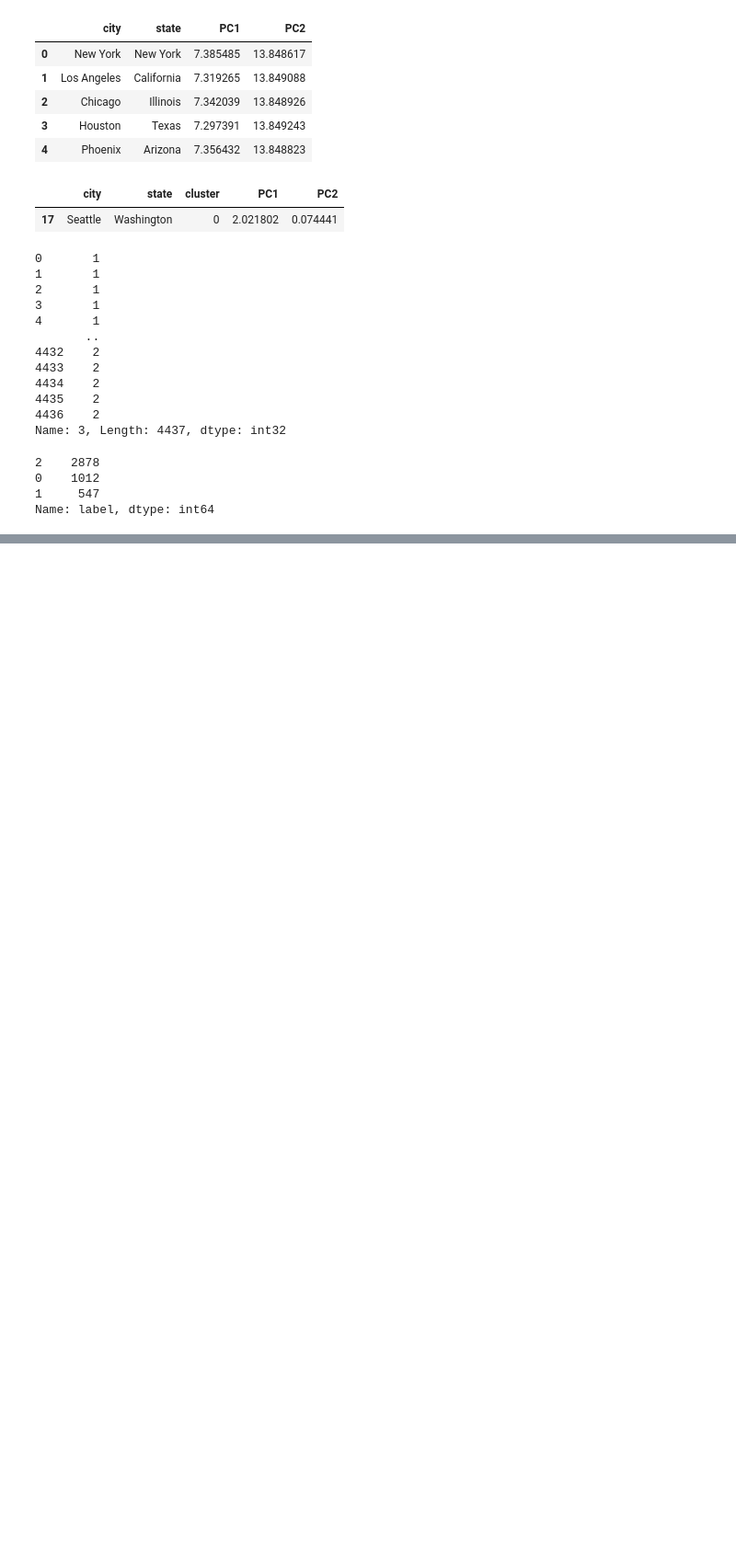
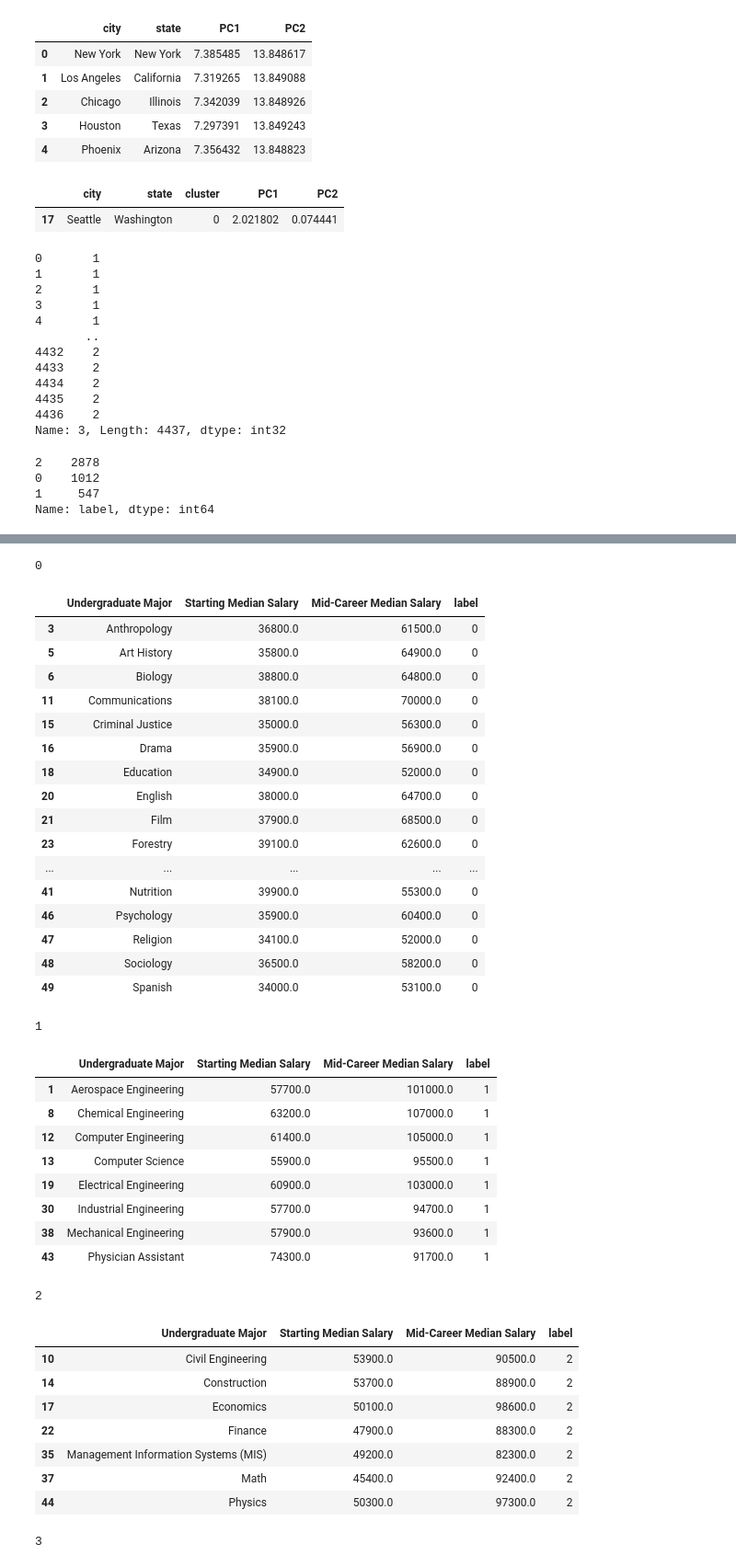
Before and after one commit to claravox/CSC466-project, a Jupyter notebook: clustering-living-plus-major.ipynb, the cells around one changed output, grey strips where cells are left out. Shown at 92% size. Drawn from its saved outputs; the diff is of its cells as text; code cells hidden in the pictures; blank space fills up the shorter version.

```diff
--- a/clustering-living-plus-major.ipynb
+++ b/clustering-living-plus-major.ipynb
@@ -345,0 +311,44 @@ TODO: cluster df_degrees_over_career
+# %%
+for cluster in sorted(df['label'].unique()):
+    print(cluster)
+    # display(df[df['label'] == cluster].head())
+    display(df[df['label'] == cluster])
+# %% [output]
+0
+|  | Undergraduate Major | Starting Median Salary | Mid-Career Median Salary | label |
+| 3 | Anthropology | 36800.0 | 61500.0 | 0 |
+| 5 | Art History | 35800.0 | 64900.0 | 0 |
+| 6 | Biology | 38800.0 | 64800.0 | 0 |
+| 11 | Communications | 38100.0 | 70000.0 | 0 |
+| 15 | Criminal Justice | 35000.0 | 56300.0 | 0 |
+| 16 | Drama | 35900.0 | 56900.0 | 0 |
+| 18 | Education | 34900.0 | 52000.0 | 0 |
+| 20 | English | 38000.0 | 64700.0 | 0 |
+| 21 | Film | 37900.0 | 68500.0 | 0 |
+| 23 | Forestry | 39100.0 | 62600.0 | 0 |
+| ... | ... | ... | ... | ... |
+| 41 | Nutrition | 39900.0 | 55300.0 | 0 |
+| 46 | Psychology | 35900.0 | 60400.0 | 0 |
+| 47 | Religion | 34100.0 | 52000.0 | 0 |
+| 48 | Sociology | 36500.0 | 58200.0 | 0 |
+| 49 | Spanish | 34000.0 | 53100.0 | 0 |
+1
+|  | Undergraduate Major | Starting Median Salary | Mid-Career Median Salary | label |
+| 1 | Aerospace Engineering | 57700.0 | 101000.0 | 1 |
+| 8 | Chemical Engineering | 63200.0 | 107000.0 | 1 |
+| 12 | Computer Engineering | 61400.0 | 105000.0 | 1 |
+| 13 | Computer Science | 55900.0 | 95500.0 | 1 |
+| 19 | Electrical Engineering | 60900.0 | 103000.0 | 1 |
+| 30 | Industrial Engineering | 57700.0 | 94700.0 | 1 |
+| 38 | Mechanical Engineering | 57900.0 | 93600.0 | 1 |
+| 43 | Physician Assistant | 74300.0 | 91700.0 | 1 |
+2
+|  | Undergraduate Major | Starting Median Salary | Mid-Career Median Salary | label |
+| 10 | Civil Engineering | 53900.0 | 90500.0 | 2 |
+| 14 | Construction | 53700.0 | 88900.0 | 2 |
+| 17 | Economics | 50100.0 | 98600.0 | 2 |
+| 22 | Finance | 47900.0 | 88300.0 | 2 |
+| 35 | Management Information Systems (MIS) | 49200.0 | 82300.0 | 2 |
+| 37 | Math | 45400.0 | 92400.0 | 2 |
+| 44 | Physics | 50300.0 | 97300.0 | 2 |
+3
```
Also changed, not shown: parts of 7 cells of this notebook.
